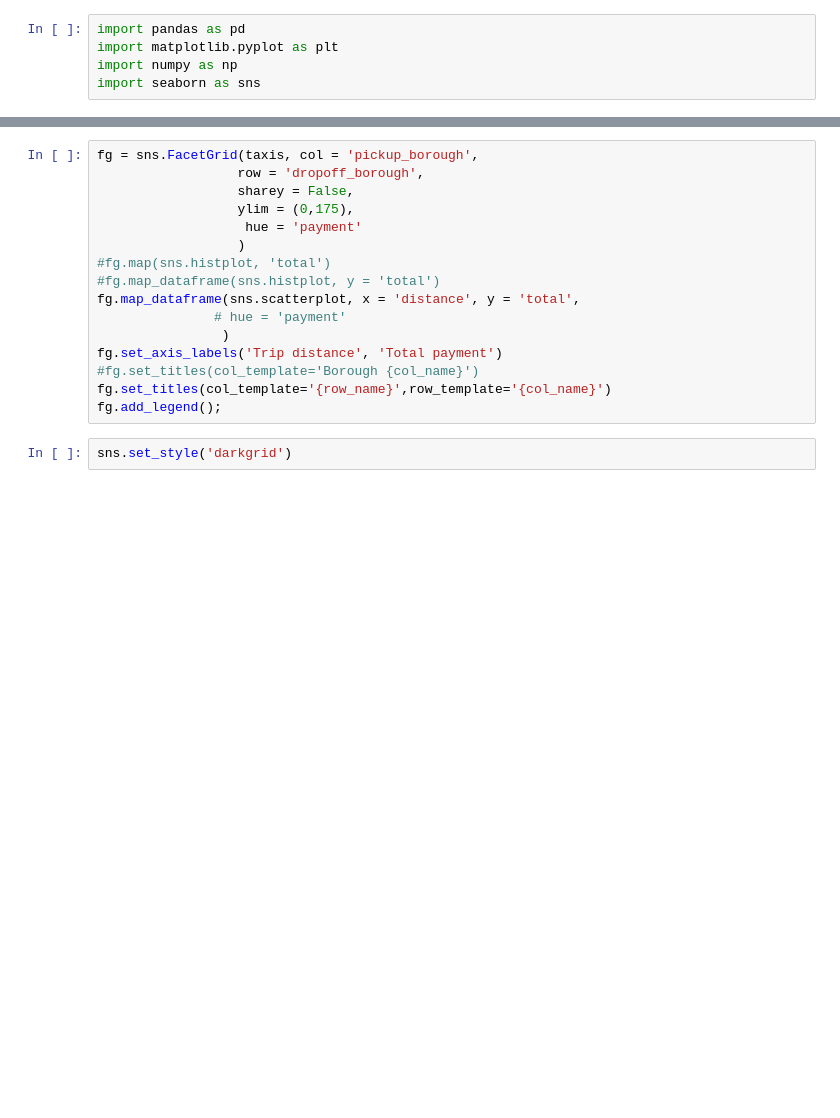
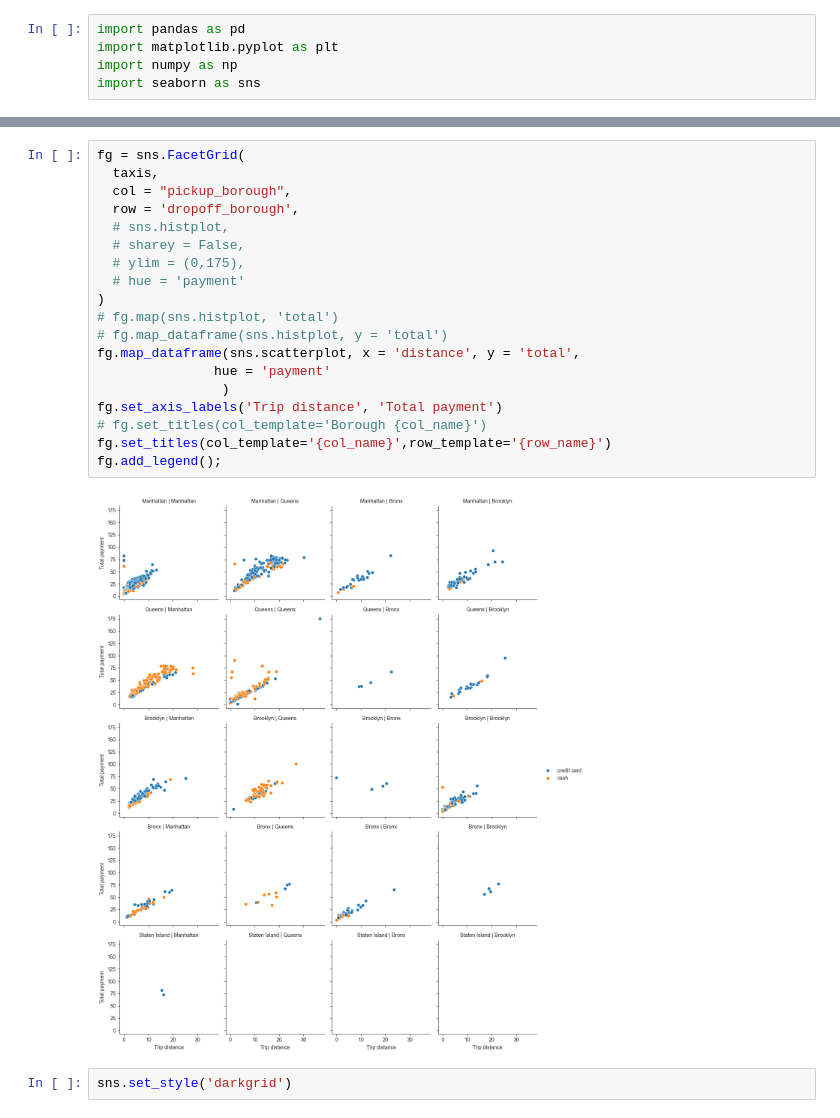
Before and after one commit to vahan-sahakyan/data-visualization, a Jupyter notebook: lessons/Week3_2.ipynb, the cells around one changed output, grey strips where cells are left out. Saved outputs shown, nothing was run; the diff lists cells and outputs as text; blank space fills up the shorter version.

```diff
--- a/lessons/Week3_2.ipynb
+++ b/lessons/Week3_2.ipynb
@@ -17,19 +41,24 @@ sns.set_style('white')
 # %%
-fg = sns.FacetGrid(taxis, col = 'pickup_borough',
-                  row = 'dropoff_borough',
-                  sharey = False,
-                  ylim = (0,175),
-                   hue = 'payment'
-                  )
-#fg.map(sns.histplot, 'total')
-#fg.map_dataframe(sns.histplot, y = 'total')
+fg = sns.FacetGrid(
+  taxis,
+  col = "pickup_borough",
+  row = 'dropoff_borough',
+  # sns.histplot,
+  # sharey = False,
+  # ylim = (0,175),
+  # hue = 'payment'
+)
+# fg.map(sns.histplot, 'total')
+# fg.map_dataframe(sns.histplot, y = 'total')
 fg.map_dataframe(sns.scatterplot, x = 'distance', y = 'total',
-               # hue = 'payment'
+               hue = 'payment'
                 )
 fg.set_axis_labels('Trip distance', 'Total payment')
-#fg.set_titles(col_template='Borough {col_name}')
-fg.set_titles(col_template='{row_name}',row_template='{col_name}')
+# fg.set_titles(col_template='Borough {col_name}')
+fg.set_titles(col_template='{col_name}',row_template='{row_name}')
 fg.add_legend();
+# %% [output]
+[figure, added]
 # %%
 sns.set_style('darkgrid')
 # %%
```
Also changed, not shown: parts of 18 cells of this notebook.
